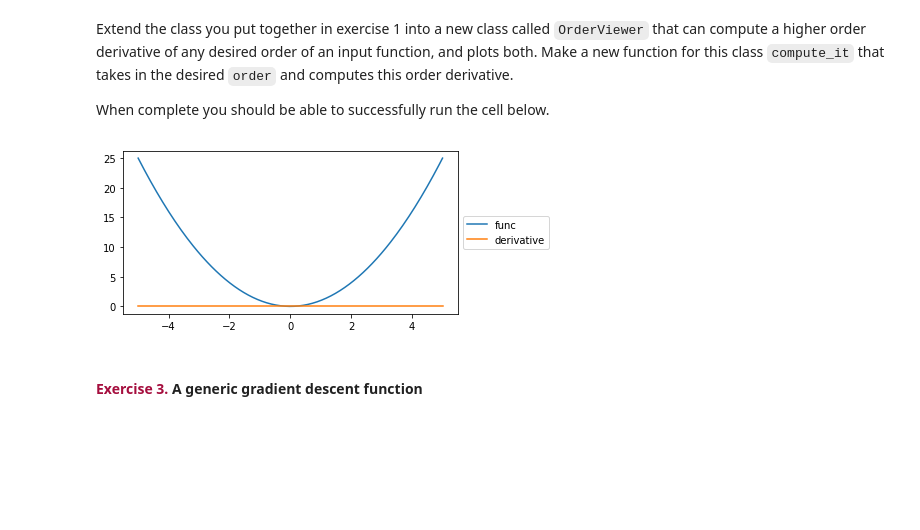
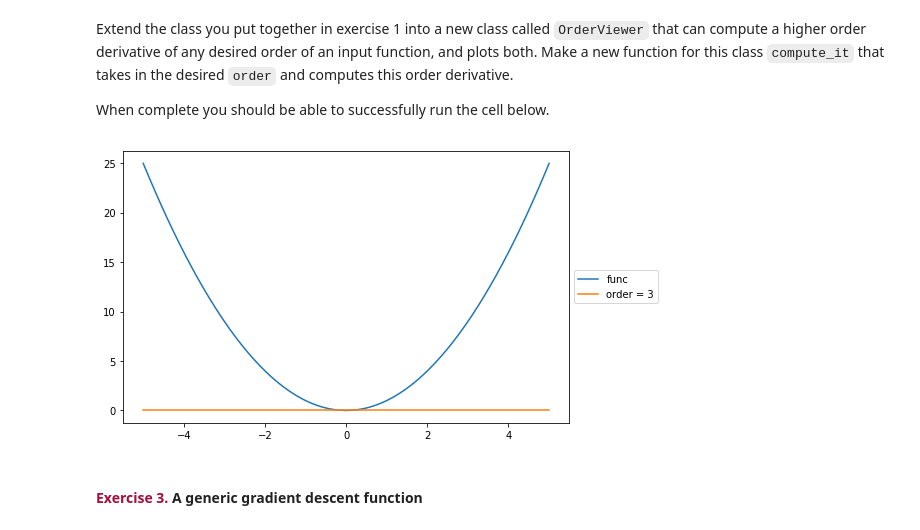
Before and after one commit to amitadate/EECS-435-DL-Foundations, a Jupyter notebook: HW1/deep_learning_hw1.ipynb, the cells around one changed output. Cells and saved outputs as stored; diff of their text form; code cells hidden in the pictures; blank space fills up the shorter version.

```diff
--- a/HW1/deep_learning_hw1.ipynb
+++ b/HW1/deep_learning_hw1.ipynb
@@ -168,31 +164,42 @@ When complete you should be able to successfully run the cell below.
 # %%
 # test function input
 def my_function(w):
     y = w**2
     return y
 
-class OrderViewer(GradViewer):
-
-    def __init__(self, input_fun):
-        GradViewer.__init__(self, input_fun)
-
-    def compute_it(self, order):
-        while (order > 1):
-            order = order - 1
-            self.grad_fun = grad(self.grad_fun)
-        self.grad_vals = [self.grad_fun(v) for v in self.input_vals]
-
+class OrderViewer:
+    def __init__(self, func):
+        self.function = lambda w: func(w)
+        self.w_vals = np.linspace(-5,5,200)
+        self.f_vals = [self.function(v) for v in self.w_vals]
+        self.order = 0
+    def compute_it(self, order = 0):
+        if order < 0:
+            error("Wrong order!")
+        elif order == 0:
+            self.g_vals = [self.function(v) for v in self.w_vals]
+            return self.g_vals
+        else:
+            self.order += 1
+            self.function = grad(self.function)
+            self.compute_it(order - 1)
+    def plot_it(self):
+        fig, ax = plt.subplots(1, 1, figsize=(8,5))
+        ax.plot(self.w_vals,self.f_vals)
+        ax.plot(self.w_vals,self.g_vals)
+        ax.legend(['func', 'order = ' + str(self.order)],loc='center left', bbox_to_anchor=(1,0.5))
+        plt.show()
 
 # create instance, inputting function on creation
 test = OrderViewer(my_function)
 
 # compute desired order derivative
 test.compute_it(order = 3)
 
 # plot this derivative and original function
 test.plot_it()
 # %% [output]
-[figure, old version]
+[figure, new version]
 # %% [markdown]
 #### <span style="color:#a50e3e;">Exercise 3. </span>  A generic gradient descent function
 # %% [markdown]
```
Also changed, not shown: parts of 10 cells of this notebook.
